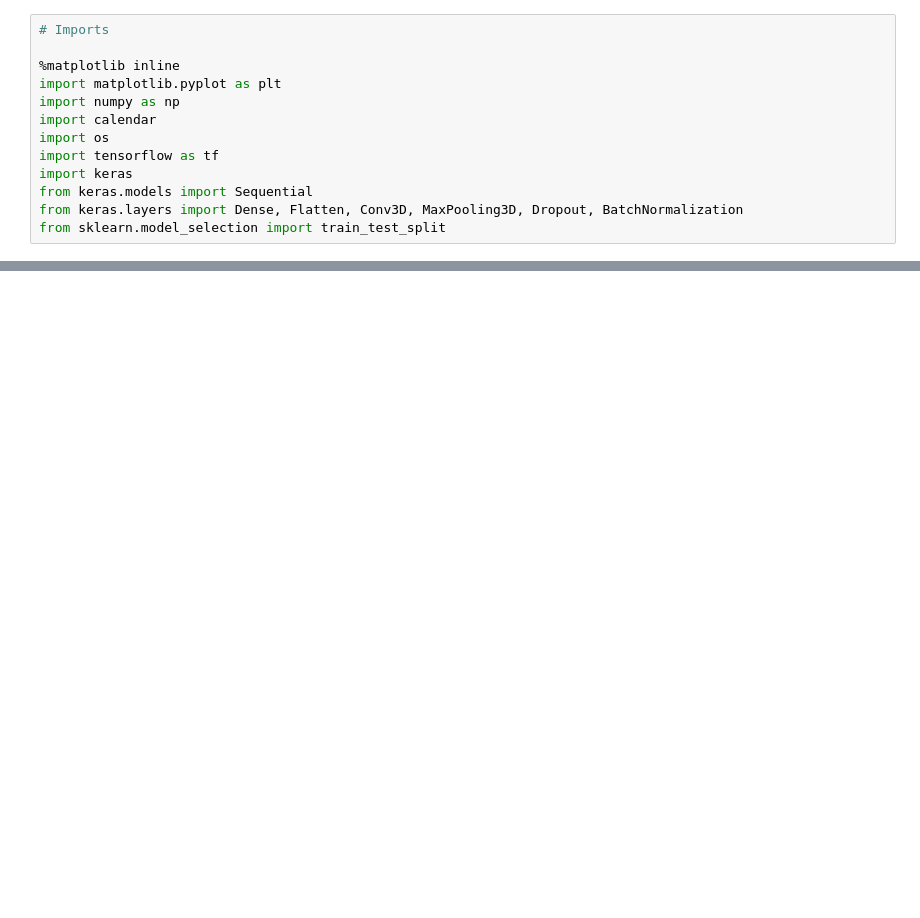
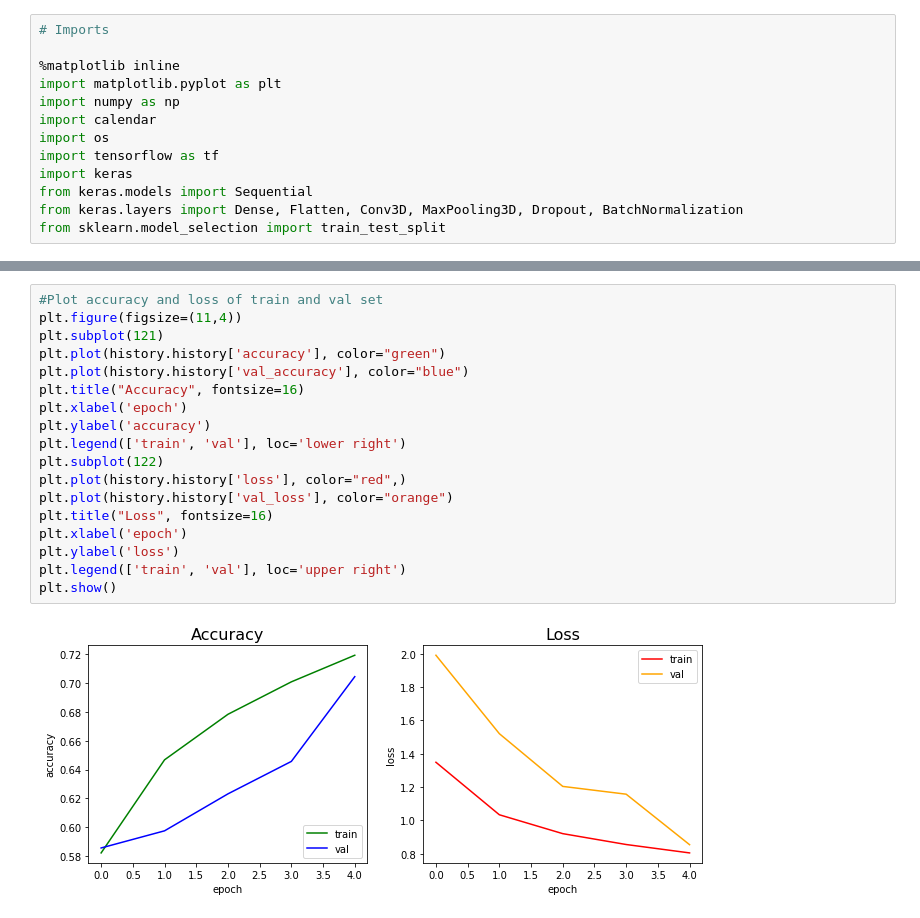
Before and after one commit to lgiesen/Land-Usage-and-Land-Coverage, a Jupyter notebook: Case_Study_Code.ipynb, the cells around one changed output, grey strips where cells are left out. Drawn from its saved outputs; the diff is of its cells as text; blank space fills up the shorter version.

```diff
--- a/Case_Study_Code.ipynb
+++ b/Case_Study_Code.ipynb
@@ -127,0 +169,20 @@ KeyboardInterrupt:
+# %%
+#Plot accuracy and loss of train and val set
+plt.figure(figsize=(11,4))
+plt.subplot(121)
+plt.plot(history.history['accuracy'], color="green")
+plt.plot(history.history['val_accuracy'], color="blue")
+plt.title("Accuracy", fontsize=16)
+plt.xlabel('epoch')
+plt.ylabel('accuracy')
+plt.legend(['train', 'val'], loc='lower right')
+plt.subplot(122)
+plt.plot(history.history['loss'], color="red",)
+plt.plot(history.history['val_loss'], color="orange")
+plt.title("Loss", fontsize=16)
+plt.xlabel('epoch')
+plt.ylabel('loss')
+plt.legend(['train', 'val'], loc='upper right')
+plt.show()
+# %% [output]
+[figure, added]
```
Also changed, not shown: parts of 14 cells of this notebook, 1 other file.
